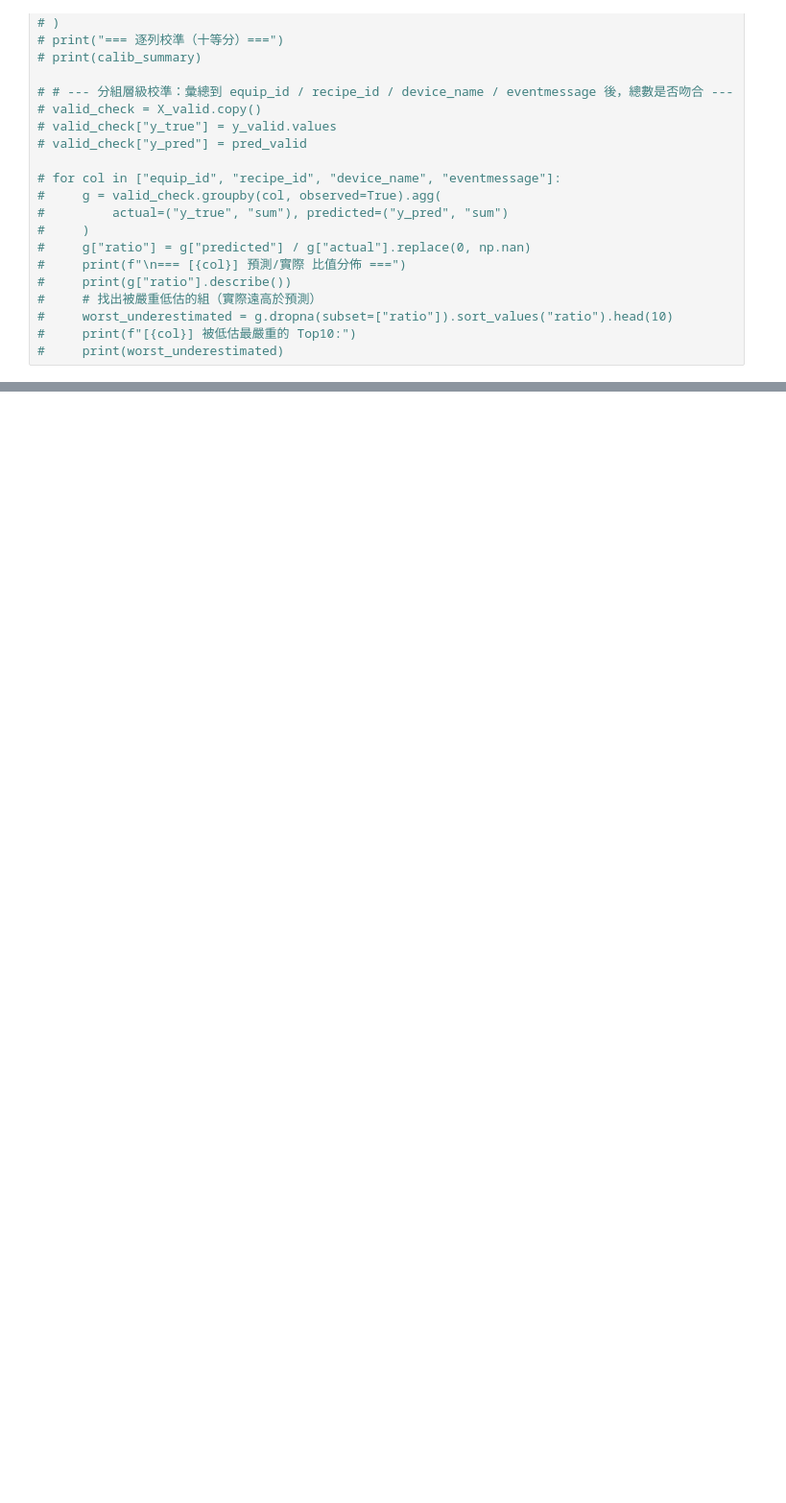
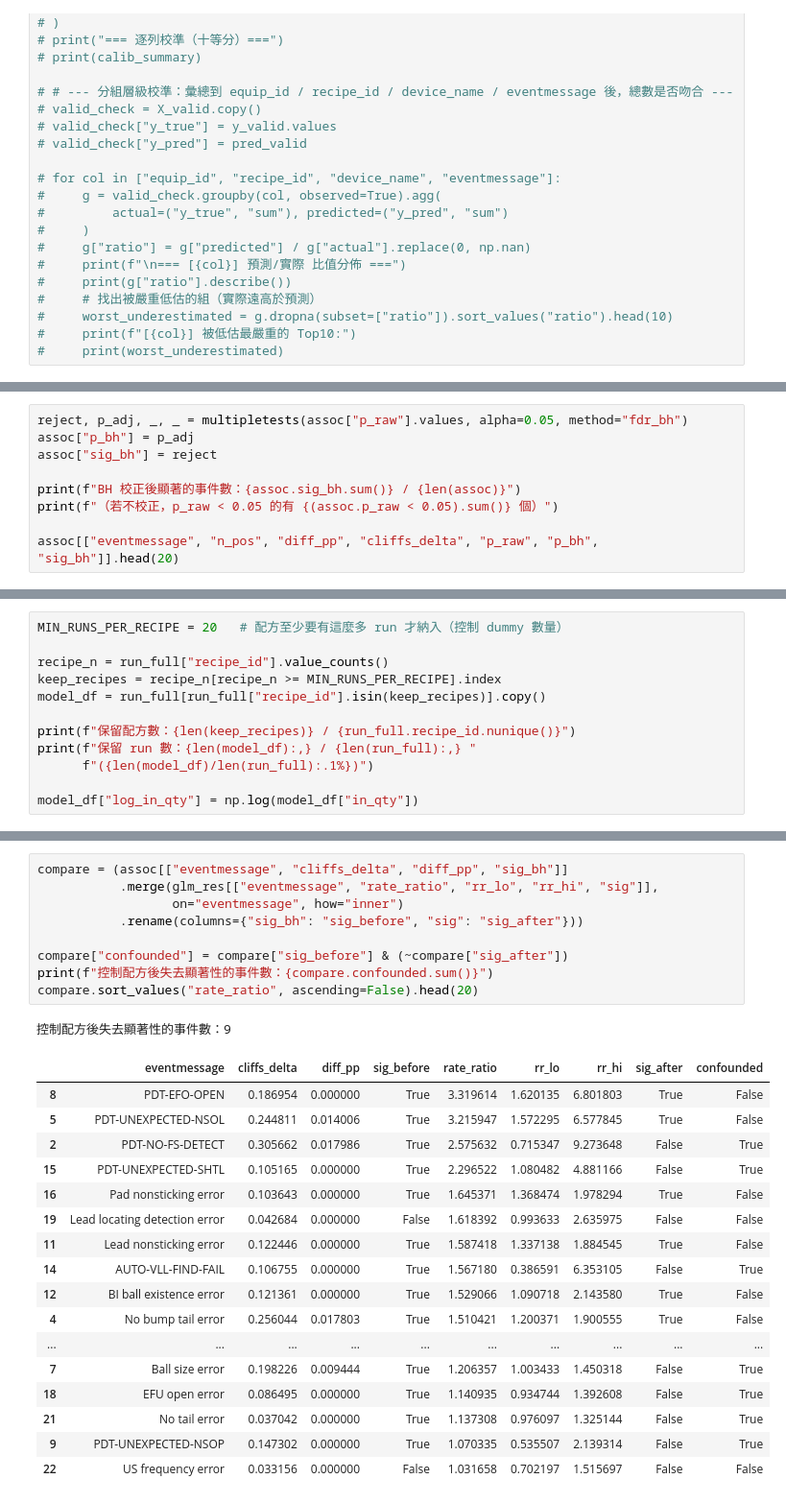
Before and after one commit to aceaceace123/test0806, a Jupyter notebook: WBMachine_ErrorEventAnalyze.ipynb, the cells around one changed output, grey strips where cells are left out. Shown at 96% size. Cells and saved outputs as stored; diff of their text form; blank space fills up the shorter version.

```diff
--- a/WBMachine_ErrorEventAnalyze.ipynb
+++ b/WBMachine_ErrorEventAnalyze.ipynb
@@ -1746,0 +1976,9 @@ eta² = 0.0054
+# %%
+reject, p_adj, _, _ = multipletests(assoc["p_raw"].values, alpha=0.05, method="fdr_bh")
+assoc["p_bh"] = p_adj
+assoc["sig_bh"] = reject
+
+print(f"BH 校正後顯著的事件數：{assoc.sig_bh.sum()} / {len(assoc)}")
+print(f"（若不校正，p_raw < 0.05 的有 {(assoc.p_raw < 0.05).sum()} 個）")
+
+assoc[["eventmessage", "n_pos", "diff_pp", "cliffs_delta", "p_raw", "p_bh", "sig_bh"]].head(20)
@@ -1746,0 +2005,12 @@ eta² = 0.0054
+# %%
+MIN_RUNS_PER_RECIPE = 20   # 配方至少要有這麼多 run 才納入（控制 dummy 數量）
+
+recipe_n = run_full["recipe_id"].value_counts()
+keep_recipes = recipe_n[recipe_n >= MIN_RUNS_PER_RECIPE].index
+model_df = run_full[run_full["recipe_id"].isin(keep_recipes)].copy()
+
+print(f"保留配方數：{len(keep_recipes)} / {run_full.recipe_id.nunique()}")
+print(f"保留 run 數：{len(model_df):,} / {len(run_full):,} "
+      f"({len(model_df)/len(run_full):.1%})")
+
+model_df["log_in_qty"] = np.log(model_df["in_qty"])
@@ -1746,0 +2133,28 @@ eta² = 0.0054
+# %%
+compare = (assoc[["eventmessage", "cliffs_delta", "diff_pp", "sig_bh"]]
+           .merge(glm_res[["eventmessage", "rate_ratio", "rr_lo", "rr_hi", "sig"]],
+                  on="eventmessage", how="inner")
+           .rename(columns={"sig_bh": "sig_before", "sig": "sig_after"}))
+
+compare["confounded"] = compare["sig_before"] & (~compare["sig_after"])
+print(f"控制配方後失去顯著性的事件數：{compare.confounded.sum()}")
+compare.sort_values("rate_ratio", ascending=False).head(20)
+# %% [output]
+控制配方後失去顯著性的事件數：9
+|  | eventmessage | cliffs_delta | diff_pp | sig_before | rate_ratio | rr_lo | rr_hi | sig_after | confounded |
+| 8 | PDT-EFO-OPEN | 0.186954 | 0.000000 | True | 3.319614 | 1.620135 | 6.801803 | True | False |
+| 5 | PDT-UNEXPECTED-NSOL | 0.244811 | 0.014006 | True | 3.215947 | 1.572295 | 6.577845 | True | False |
+| 2 | PDT-NO-FS-DETECT | 0.305662 | 0.017986 | True | 2.575632 | 0.715347 | 9.273648 | False | True |
+| 15 | PDT-UNEXPECTED-SHTL | 0.105165 | 0.000000 | True | 2.296522 | 1.080482 | 4.881166 | False | True |
+| 16 | Pad nonsticking error | 0.103643 | 0.000000 | True | 1.645371 | 1.368474 | 1.978294 | True | False |
+| 19 | Lead locating detection error | 0.042684 | 0.000000 | False | 1.618392 | 0.993633 | 2.635975 | False | False |
+| 11 | Lead nonsticking error | 0.122446 | 0.000000 | True | 1.587418 | 1.337138 | 1.884545 | True | False |
+| 14 | AUTO-VLL-FIND-FAIL | 0.106755 | 0.000000 | True | 1.567180 | 0.386591 | 6.353105 | False | True |
+| 12 | BI ball existence error | 0.121361 | 0.000000 | True | 1.529066 | 1.090718 | 2.143580 | True | False |
+| 4 | No bump tail error | 0.256044 | 0.017803 | True | 1.510421 | 1.200371 | 1.900555 | True | False |
+| ... | ... | ... | ... | ... | ... | ... | ... | ... | ... |
+| 7 | Ball size error | 0.198226 | 0.009444 | True | 1.206357 | 1.003433 | 1.450318 | False | True |
+| 18 | EFU open error | 0.086495 | 0.000000 | True | 1.140935 | 0.934744 | 1.392608 | False | True |
+| 21 | No tail error | 0.037042 | 0.000000 | True | 1.137308 | 0.976097 | 1.325144 | False | True |
+| 9 | PDT-UNEXPECTED-NSOP | 0.147302 | 0.000000 | True | 1.070335 | 0.535507 | 2.139314 | False | True |
+| 22 | US frequency error | 0.033156 | 0.000000 | False | 1.031658 | 0.702197 | 1.515697 | False | False |
```
Also changed, not shown: parts of 22 cells of this notebook.
